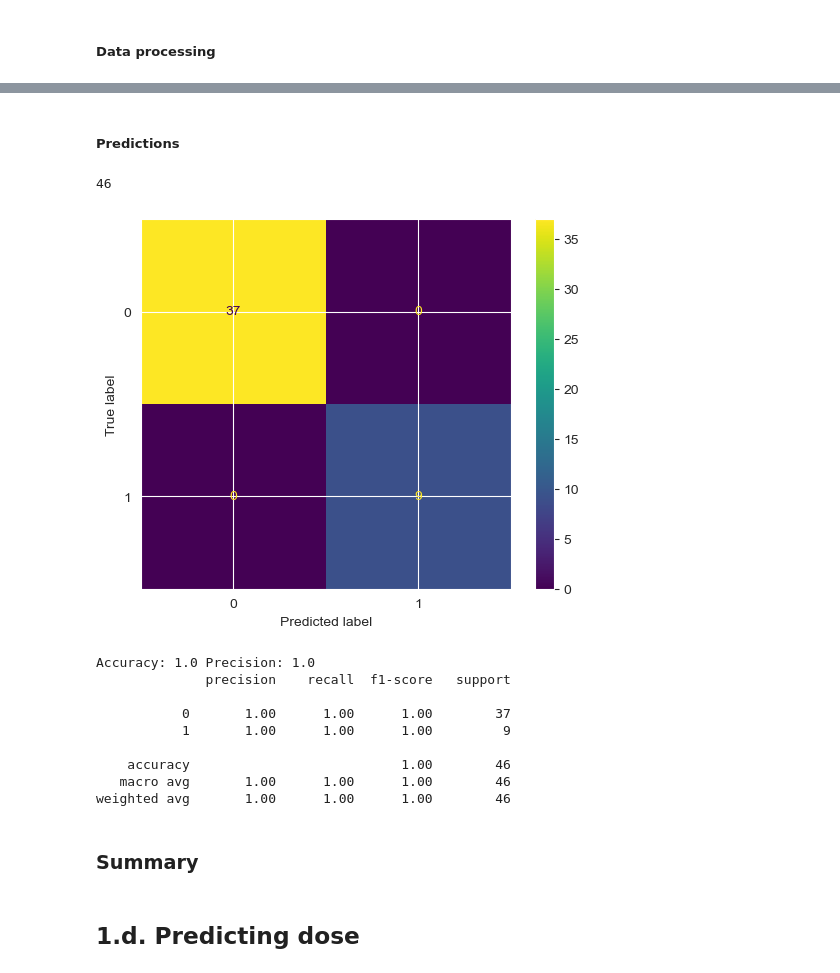
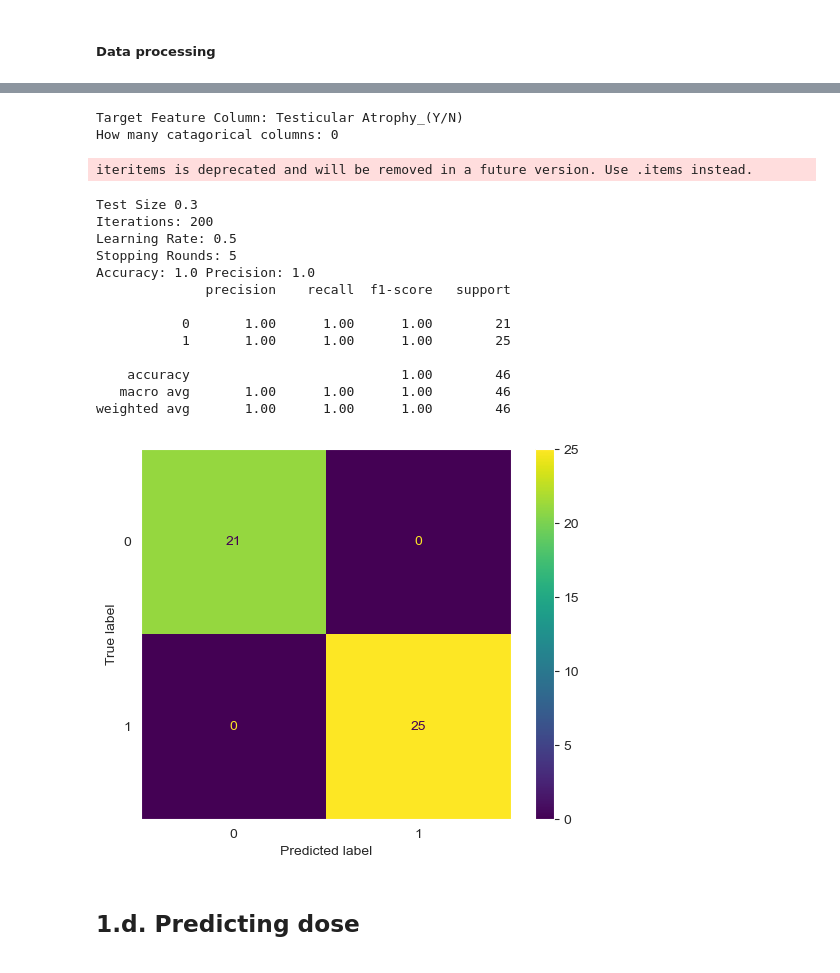
Before and after one commit to aidan-lew/monkey_health, a Jupyter notebook: B_monkeys_predictions_cleaned.ipynb, the cells around one changed output, grey strips where cells are left out. Saved outputs shown, nothing was run; the diff lists cells and outputs as text; code cells hidden in the pictures.

```diff
--- a/B_monkeys_predictions_cleaned.ipynb
+++ b/B_monkeys_predictions_cleaned.ipynb
@@ -1700,57 +1577,25 @@ rad_tumor_model.fit(rad_health_X,
-# %% [markdown]
-##### Predictions
-# %%
-#from sklearn.metrics import plot_confusion_matrix
-from sklearn.metrics import confusion_matrix, ConfusionMatrixDisplay
-
-#Predict the test occurence of tumors
-
-rad_health_a = rad_tumor_model.predict(rad_health_X_validation)
-print(len(rad_health_a),
-     )
-rad_health_a_df = pd.DataFrame(rad_health_a)
-
-
-
-# make confusion matrix
-cm = confusion_matrix(rad_health_y_validation, rad_health_a_df)
-disp = ConfusionMatrixDisplay(confusion_matrix=cm,
-                              #display_labels=clf.classes_
-                             )
-disp.plot()
-plt.show()
-
-from sklearn import metrics
-
-Accuracy = metrics.accuracy_score(rad_health_y_validation, rad_health_a_df)
-Precision = metrics.precision_score(rad_health_y_validation, rad_health_a_df)
-
-print('Accuracy:',Accuracy, 'Precision:',Precision)
-
-from sklearn.metrics import classification_report
-
-print(classification_report(rad_health_y_validation, rad_health_a_df))
-
-
-### 2000 iters gives 100%
-### 1 iters gives 0.93 accuracy annd 0.5 precision
-### 2 iters gives about the same
-### for the low iters the loss is predicting the tumors, not predicting the healthy monkeys
-### between 100 and 200 iters gives 100% for both
-# %% [output]
-46
-[figure, removed]
-Accuracy: 1.0 Precision: 1.0
-              precision    recall  f1-score   support
-
-           0       1.00      1.00      1.00        37
-           1       1.00      1.00      1.00         9
-
-    accuracy                           1.00        46
-   macro avg       1.00      1.00      1.00        46
-weighted avg       1.00      1.00      1.00        46
-# %% [markdown]
-### Summary
+# %%
+minhealth_monkey_df.head()
+
+classifier_pipeline (minhealth_monkey_df)
+# %% [output]
+Target Feature Column: Testicular Atrophy_(Y/N)
+How many catagorical columns: 0
+iteritems is deprecated and will be removed in a future version. Use .items instead.
+Test Size 0.3
+Iterations: 200
+Learning Rate: 0.5
+Stopping Rounds: 5
+Accuracy: 1.0 Precision: 1.0
+              precision    recall  f1-score   support
+
+           0       1.00      1.00      1.00        21
+           1       1.00      1.00      1.00        25
+
+    accuracy                           1.00        46
+   macro avg       1.00      1.00      1.00        46
+weighted avg       1.00      1.00      1.00        46
+[figure, added]
 # %% [markdown]
 ## 1.d. Predicting dose
 # %% [markdown]
```
Also changed, not shown: parts of 22 cells of this notebook.
